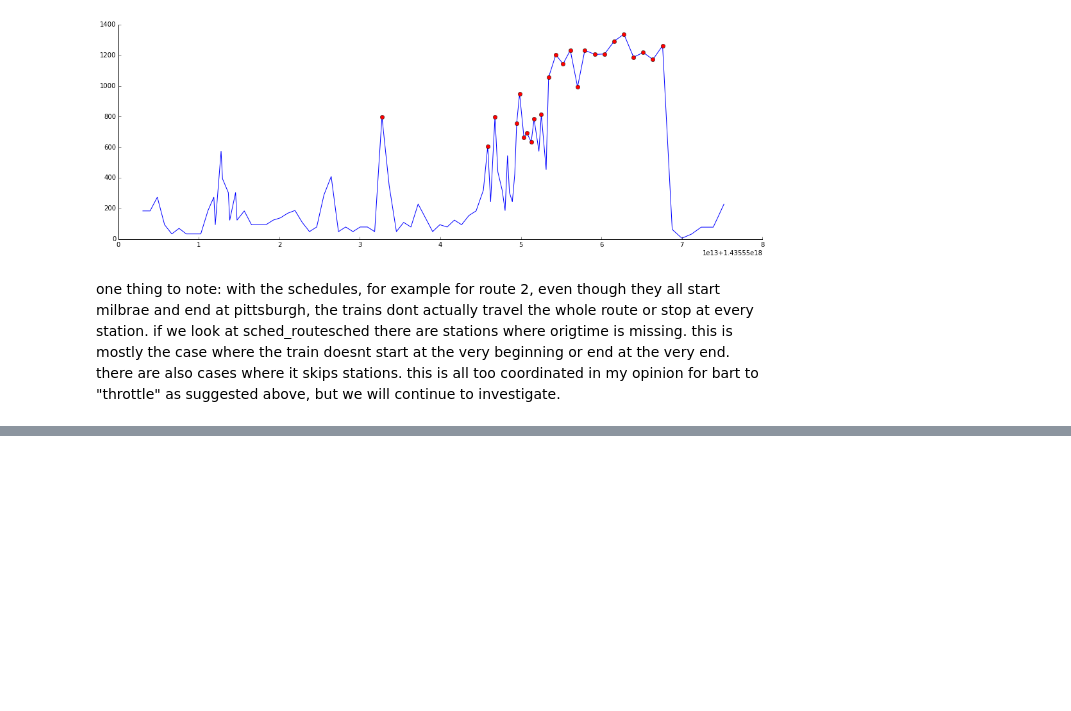
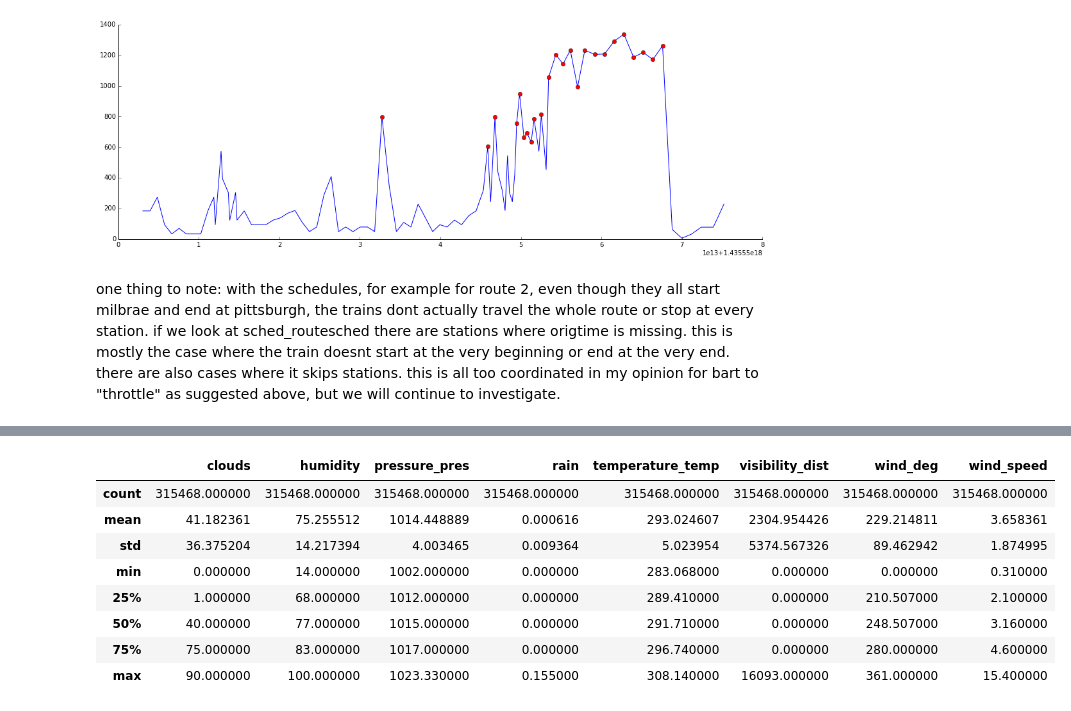
Before and after one commit to dmilad/BARTProject, a Jupyter notebook: eda/eda.ipynb, the cells around one changed output, grey strips where cells are left out. Cells and saved outputs as stored; diff of their text form; code cells hidden in the pictures; blank space fills up the shorter version.

```diff
--- a/eda/eda.ipynb
+++ b/eda/eda.ipynb
@@ -1109,0 +1157,6 @@ one thing to note: with the schedules, for example for route 2, even though they
+# %%
+columns = ['reception_time', 'location', 'clouds', 'humidity', 'pressure_pres', 'rain', \
+           'status', 'temperature_temp', 'visibility_dist', 'wind_deg', 'wind_speed']
+weather_current = exec_pd("select reception_time, location, clouds, humidity, pressure_pres, rain, status, temperature_temp, visibility_dist, wind_deg, wind_speed from weather_current where location = Piedmont'")
+weather_current.columns = columns
+weather_current.head()
@@ -1109,0 +1170,12 @@ one thing to note: with the schedules, for example for route 2, even though they
+# %%
+weather_current.describe()
+# %% [output]
+|  | clouds | humidity | pressure_pres | rain | temperature_temp | visibility_dist | wind_deg | wind_speed |
+| count | 315468.000000 | 315468.000000 | 315468.000000 | 315468.000000 | 315468.000000 | 315468.000000 | 315468.000000 | 315468.000000 |
+| mean | 41.182361 | 75.255512 | 1014.448889 | 0.000616 | 293.024607 | 2304.954426 | 229.214811 | 3.658361 |
+| std | 36.375204 | 14.217394 | 4.003465 | 0.009364 | 5.023954 | 5374.567326 | 89.462942 | 1.874995 |
+| min | 0.000000 | 14.000000 | 1002.000000 | 0.000000 | 283.068000 | 0.000000 | 0.000000 | 0.310000 |
+| 25% | 1.000000 | 68.000000 | 1012.000000 | 0.000000 | 289.410000 | 0.000000 | 210.507000 | 2.100000 |
+| 50% | 40.000000 | 77.000000 | 1015.000000 | 0.000000 | 291.710000 | 0.000000 | 248.507000 | 3.160000 |
+| 75% | 75.000000 | 83.000000 | 1017.000000 | 0.000000 | 296.740000 | 0.000000 | 280.000000 | 4.600000 |
+| max | 90.000000 | 100.000000 | 1023.330000 | 0.155000 | 308.140000 | 16093.000000 | 361.000000 | 15.400000 |
```
Also changed, not shown: parts of 11 cells of this notebook, 1 other file.
